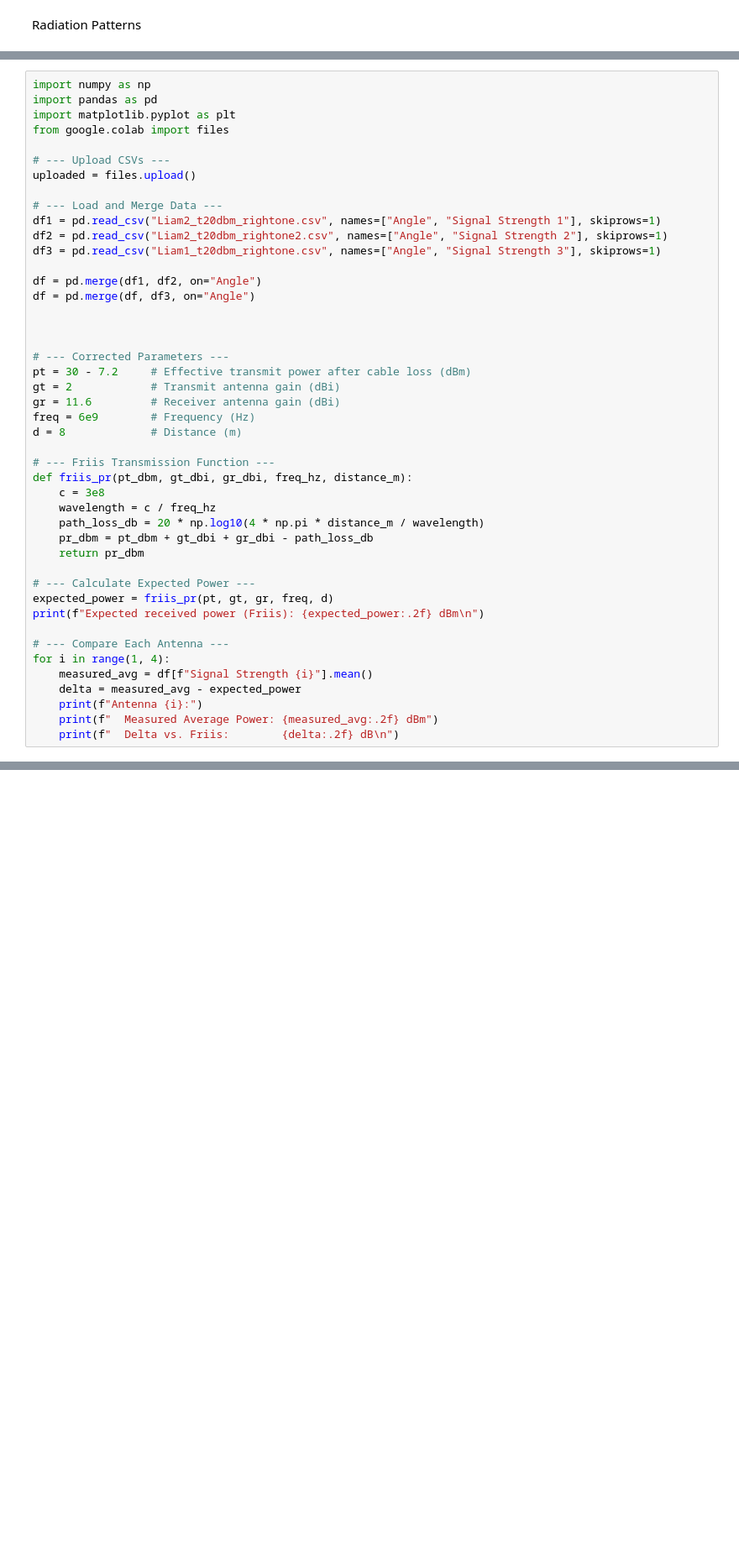
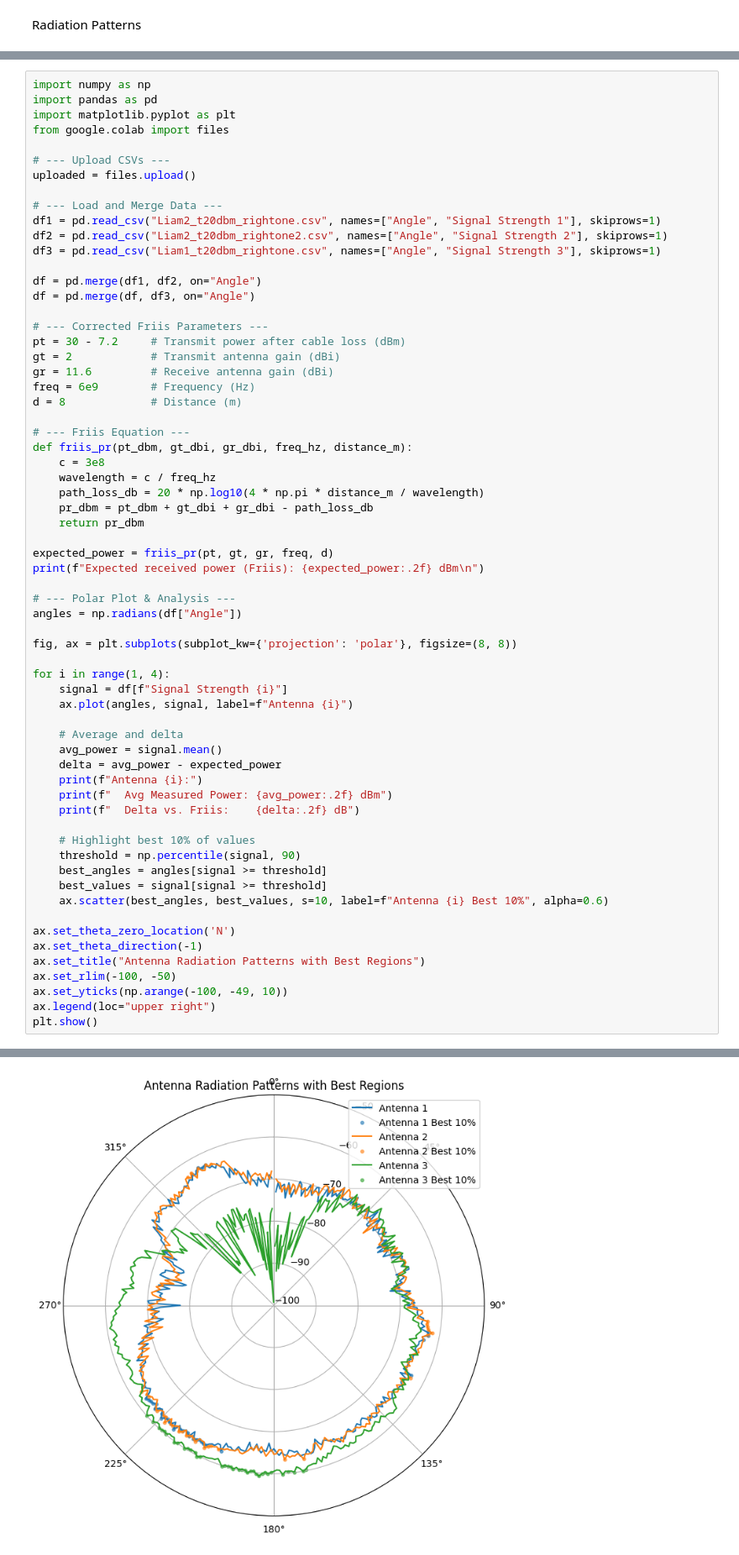
Before and after one commit to liamglennon/FYP, a Jupyter notebook: FYPCode.ipynb, the cells around one changed output, grey strips where cells are left out. Shown at 84% size. Saved outputs shown, nothing was run; the diff lists cells and outputs as text; blank space fills up the shorter version.

```diff
--- a/FYPCode.ipynb
+++ b/FYPCode.ipynb
@@ -91,16 +72,14 @@ df3 = pd.read_csv("Liam1_t20dbm_rightone.csv", names=["Angle", "Signal Strength
 df = pd.merge(df1, df2, on="Angle")
 df = pd.merge(df, df3, on="Angle")
 
-
-
-# --- Corrected Parameters ---
-pt = 30 - 7.2     # Effective transmit power after cable loss (dBm)
+# --- Corrected Friis Parameters ---
+pt = 30 - 7.2     # Transmit power after cable loss (dBm)
 gt = 2            # Transmit antenna gain (dBi)
-gr = 11.6         # Receiver antenna gain (dBi)
+gr = 11.6         # Receive antenna gain (dBi)
 freq = 6e9        # Frequency (Hz)
 d = 8             # Distance (m)
 
-# --- Friis Transmission Function ---
+# --- Friis Equation ---
 def friis_pr(pt_dbm, gt_dbi, gr_dbi, freq_hz, distance_m):
     c = 3e8
     wavelength = c / freq_hz
@@ -108,16 +87,37 @@ def friis_pr(pt_dbm, gt_dbi, gr_dbi, freq_hz, distance_m):
     pr_dbm = pt_dbm + gt_dbi + gr_dbi - path_loss_db
     return pr_dbm
 
-# --- Calculate Expected Power ---
 expected_power = friis_pr(pt, gt, gr, freq, d)
 print(f"Expected received power (Friis): {expected_power:.2f} dBm\n")
 
-# --- Compare Each Antenna ---
+# --- Polar Plot & Analysis ---
+angles = np.radians(df["Angle"])
+
+fig, ax = plt.subplots(subplot_kw={'projection': 'polar'}, figsize=(8, 8))
+
 for i in range(1, 4):
-    measured_avg = df[f"Signal Strength {i}"].mean()
-    delta = measured_avg - expected_power
+    signal = df[f"Signal Strength {i}"]
+    ax.plot(angles, signal, label=f"Antenna {i}")
+
+    # Average and delta
+    avg_power = signal.mean()
+    delta = avg_power - expected_power
     print(f"Antenna {i}:")
-    print(f"  Measured Average Power: {measured_avg:.2f} dBm")
-    print(f"  Delta vs. Friis:        {delta:.2f} dB\n")
+    print(f"  Avg Measured Power: {avg_power:.2f} dBm")
+    print(f"  Delta vs. Friis:    {delta:.2f} dB")
+
+    # Highlight best 10% of values
+    threshold = np.percentile(signal, 90)
+    best_angles = angles[signal >= threshold]
+    best_values = signal[signal >= threshold]
+    ax.scatter(best_angles, best_values, s=10, label=f"Antenna {i} Best 10%", alpha=0.6)
+
+ax.set_theta_zero_location('N')
+ax.set_theta_direction(-1)
+ax.set_title("Antenna Radiation Patterns with Best Regions")
+ax.set_rlim(-100, -50)
+ax.set_yticks(np.arange(-100, -49, 10))
+ax.legend(loc="upper right")
+plt.show()
 # %% [output]
 [interactive output not drawn]
@@ -139,0 +138 @@ Antenna 3:
+[figure, added]
```
Also changed, not shown: parts of 3 cells of this notebook.
